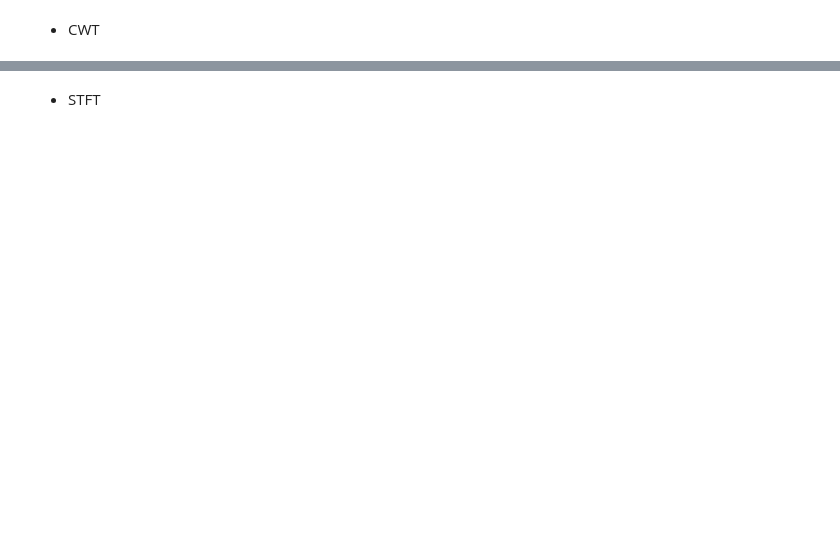
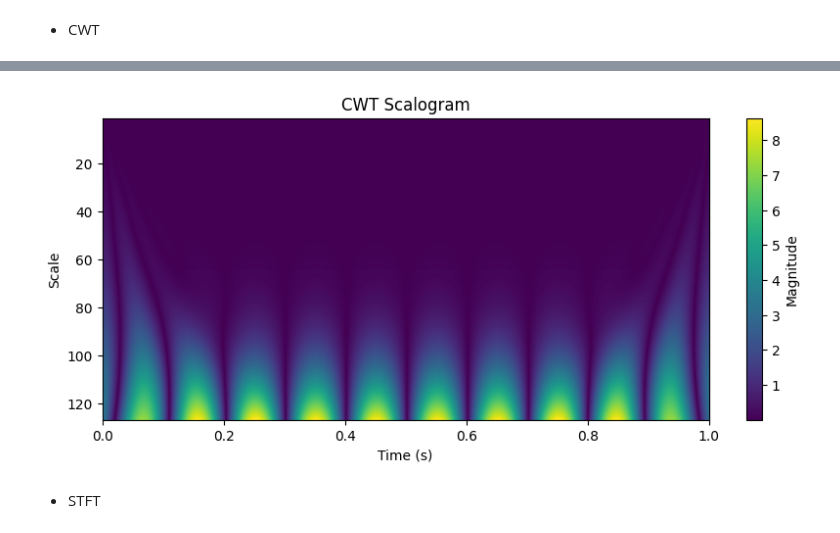
Before and after one commit to pipogood/Senior_Thesis, a Jupyter notebook: Data_preprocessing.ipynb, the cells around one changed output, grey strips where cells are left out. Cells and saved outputs as stored; diff of their text form; code cells hidden in the pictures; blank space fills up the shorter version.

```diff
--- a/Data_preprocessing.ipynb
+++ b/Data_preprocessing.ipynb
@@ -893,2 +936,31 @@ No baseline correction applied
+# %%
+import numpy as np
+import matplotlib.pyplot as plt
+import pywt
+
+# Generate a sample signal
+fs = 1000  # Sampling frequency (Hz)
+t = np.linspace(0, 1, fs, endpoint=False)  # Time vector
+f_signal = 5  # Frequency of the signal (Hz)
+signal = np.sin(2 * np.pi * f_signal * t)
+
+
+# Define the wavelet and scales
+wavelet = 'morl'  # You can choose a different wavelet
+scales = np.arange(1, 128)  # Adjust the scales as needed
+
+# Compute the Continuous Wavelet Transform (CWT)
+cwtmatr, _ = pywt.cwt(signal, scales, wavelet)
+
+# Create the CWT scalogram image
+plt.figure(figsize=(10, 4))
+plt.imshow(np.abs(cwtmatr), extent=[0, 1, scales[-1], scales[0]], cmap='viridis', aspect='auto')
+plt.colorbar(label='Magnitude')
+plt.title('CWT Scalogram')
+plt.xlabel('Time (s)')
+plt.ylabel('Scale')
+plt.show()
+# %% [output]
+[figure, added]
 # %% [markdown]
 - STFT
```
Also changed, not shown: parts of 19 cells of this notebook, 1 other file.
